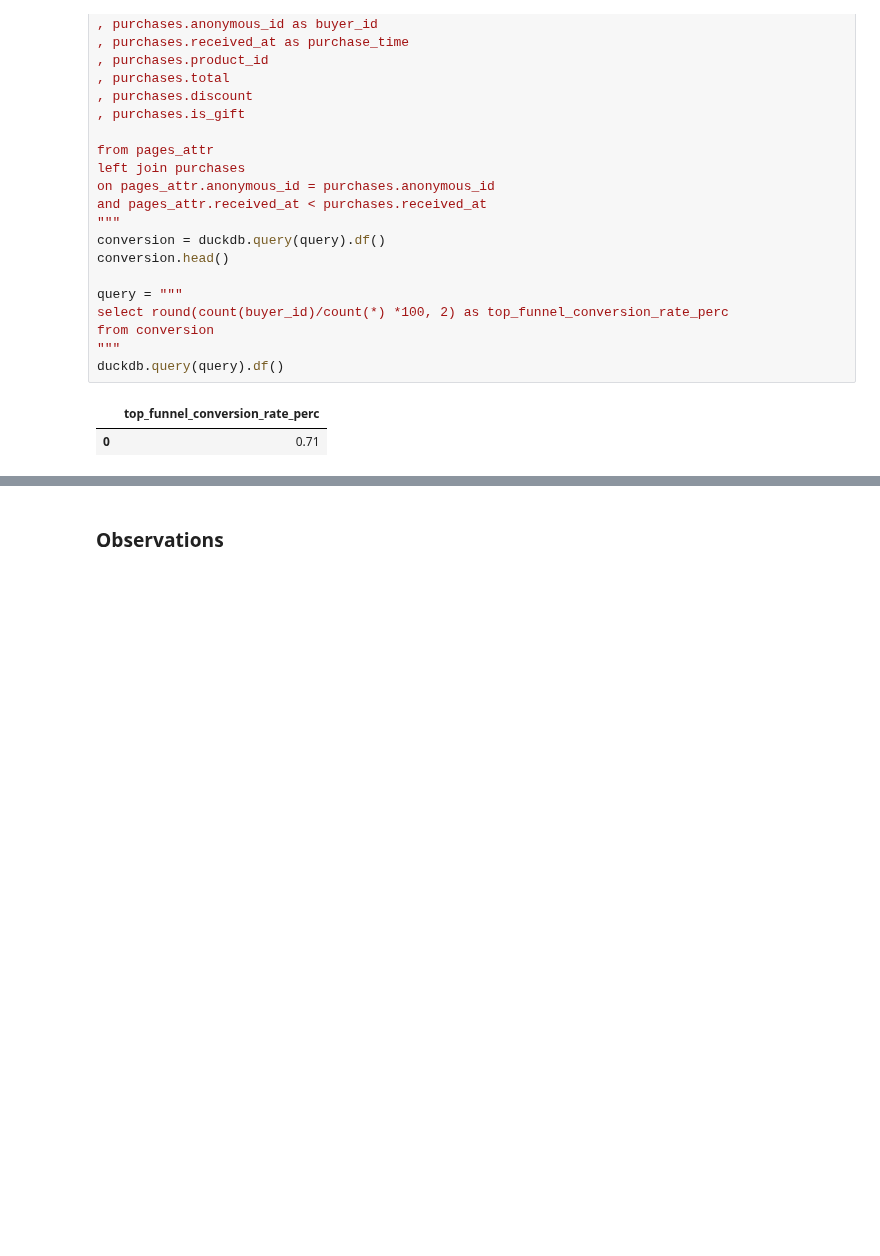
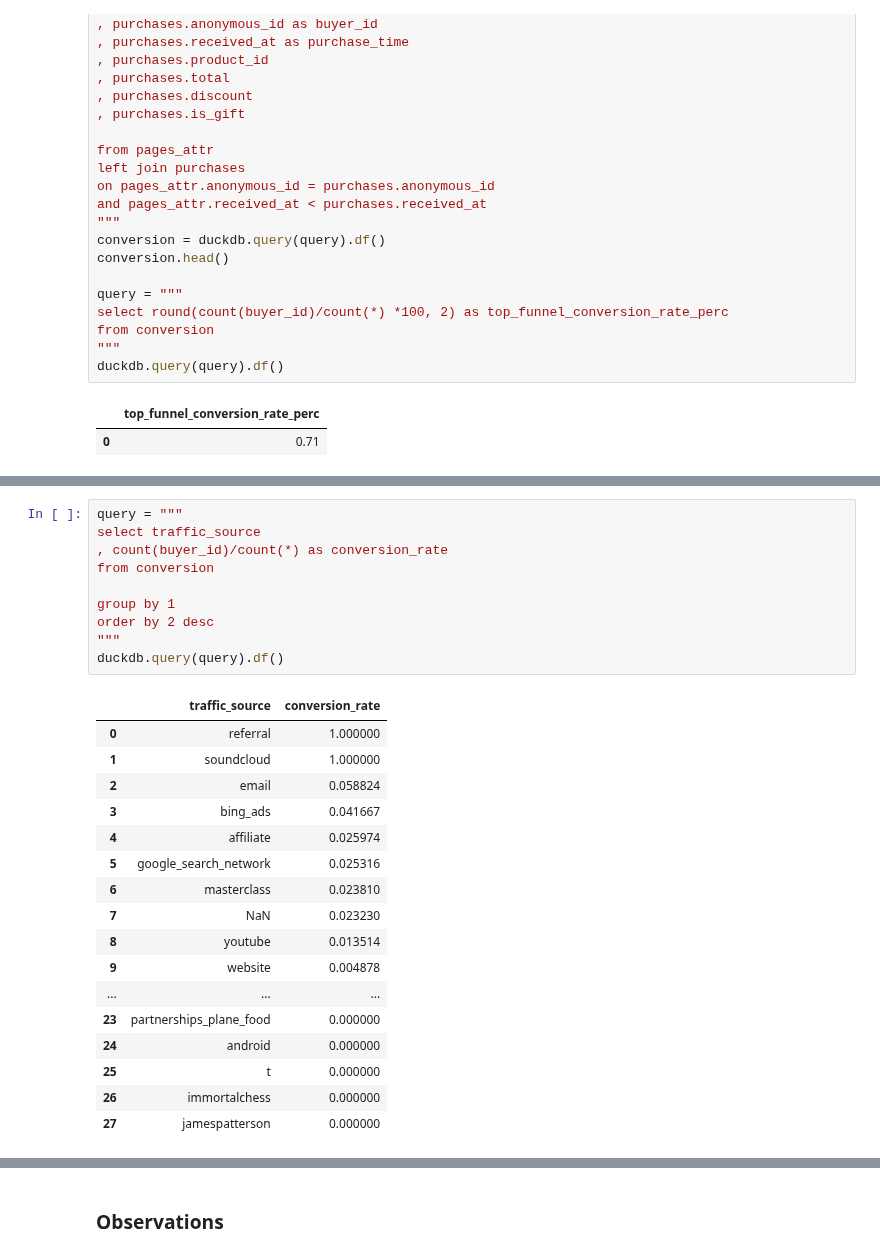
Before and after one commit to mindyng/2023-Business-Projects, a Jupyter notebook: masterclass-user-behavior-analysis-v2.ipynb, the cells around one changed output, grey strips where cells are left out. Saved outputs shown, nothing was run; the diff lists cells and outputs as text; blank space fills up the shorter version.

Commit message:
Kaggle Notebook | Masterclass User Behavior Analysis v2 | Version 10

```diff
--- a/masterclass-user-behavior-analysis-v2.ipynb
+++ b/masterclass-user-behavior-analysis-v2.ipynb
@@ -1309,0 +1363,28 @@ duckdb.query(query).df()
+# %%
+query = """
+select traffic_source
+, count(buyer_id)/count(*) as conversion_rate
+from conversion
+
+group by 1
+order by 2 desc
+"""
+duckdb.query(query).df()
+# %% [output]
+|  | traffic_source | conversion_rate |
+| 0 | referral | 1.000000 |
+| 1 | soundcloud | 1.000000 |
+| 2 | email | 0.058824 |
+| 3 | bing_ads | 0.041667 |
+| 4 | affiliate | 0.025974 |
+| 5 | google_search_network | 0.025316 |
+| 6 | masterclass | 0.023810 |
+| 7 | NaN | 0.023230 |
+| 8 | youtube | 0.013514 |
+| 9 | website | 0.004878 |
+| ... | ... | ... |
+| 23 | partnerships_plane_food | 0.000000 |
+| 24 | android | 0.000000 |
+| 25 | t | 0.000000 |
+| 26 | immortalchess | 0.000000 |
+| 27 | jamespatterson | 0.000000 |
```
Also changed, not shown: parts of 7 cells of this notebook.
